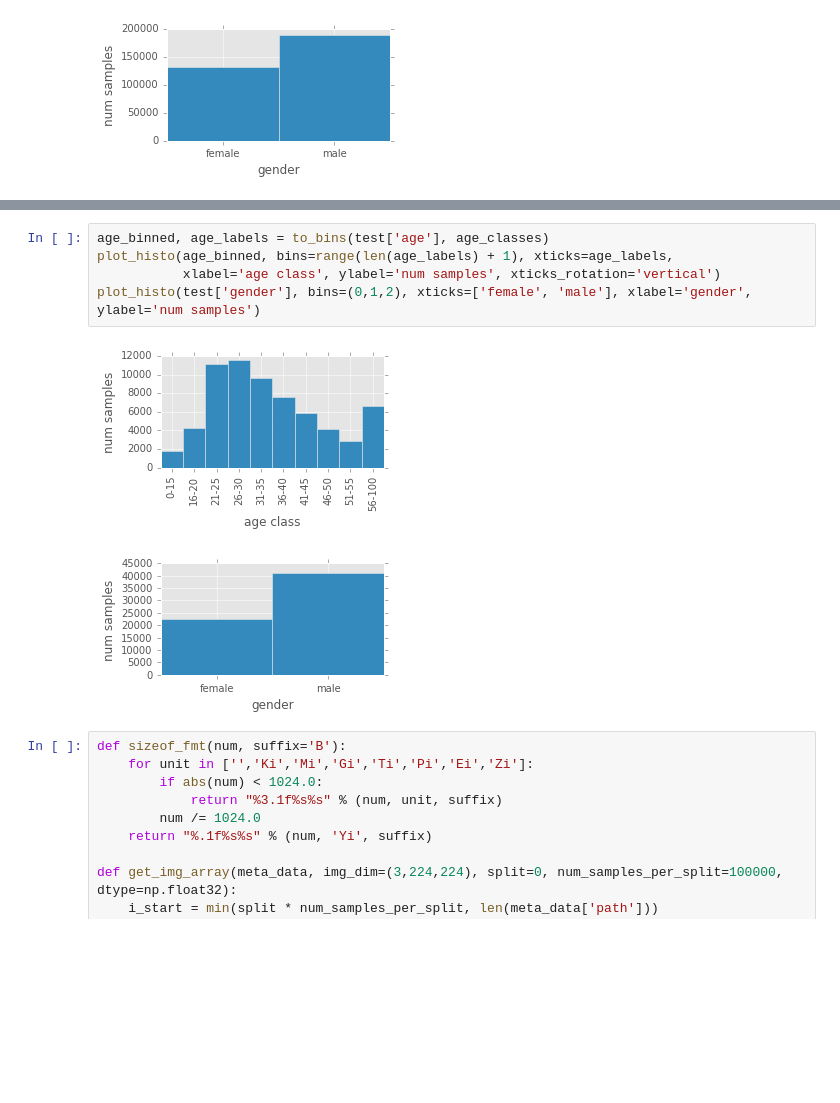
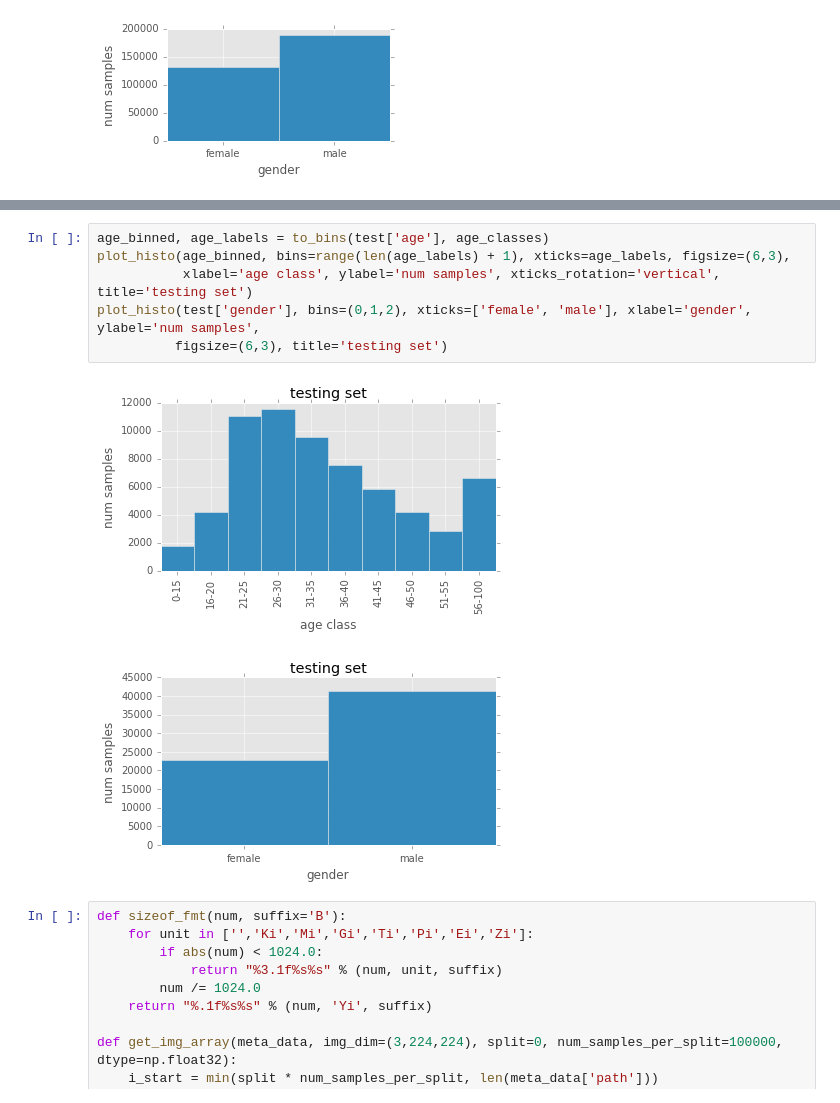
Before and after one commit to chaosmail/cvsp-age-gender-classification-16, a Jupyter notebook: analyse/03_Prepare_Input_Data.ipynb, the cells around one changed output, grey strips where cells are left out. Cells and saved outputs as stored; diff of their text form; blank space fills up the shorter version.

```diff
--- a/analyse/03_Prepare_Input_Data.ipynb
+++ b/analyse/03_Prepare_Input_Data.ipynb
@@ -149,11 +151,12 @@ plot_histo(val['gender'], bins=(0,1,2), xticks=['female', 'male'], xlabel='gende
 # %%
 age_binned, age_labels = to_bins(test['age'], age_classes)
-plot_histo(age_binned, bins=range(len(age_labels) + 1), xticks=age_labels,
-           xlabel='age class', ylabel='num samples', xticks_rotation='vertical')
-plot_histo(test['gender'], bins=(0,1,2), xticks=['female', 'male'], xlabel='gender', ylabel='num samples')
+plot_histo(age_binned, bins=range(len(age_labels) + 1), xticks=age_labels, figsize=(6,3),
+           xlabel='age class', ylabel='num samples', xticks_rotation='vertical', title='testing set')
+plot_histo(test['gender'], bins=(0,1,2), xticks=['female', 'male'], xlabel='gender', ylabel='num samples',
+          figsize=(6,3), title='testing set')
 # %% [output]
-[figure, old version]
+[figure, new version]
-[figure, old version]
+[figure, new version]
 # %%
 def sizeof_fmt(num, suffix='B'):
     for unit in ['','Ki','Mi','Gi','Ti','Pi','Ei','Zi']:
```
Also changed, not shown: parts of 5 cells of this notebook, 3 other files.
